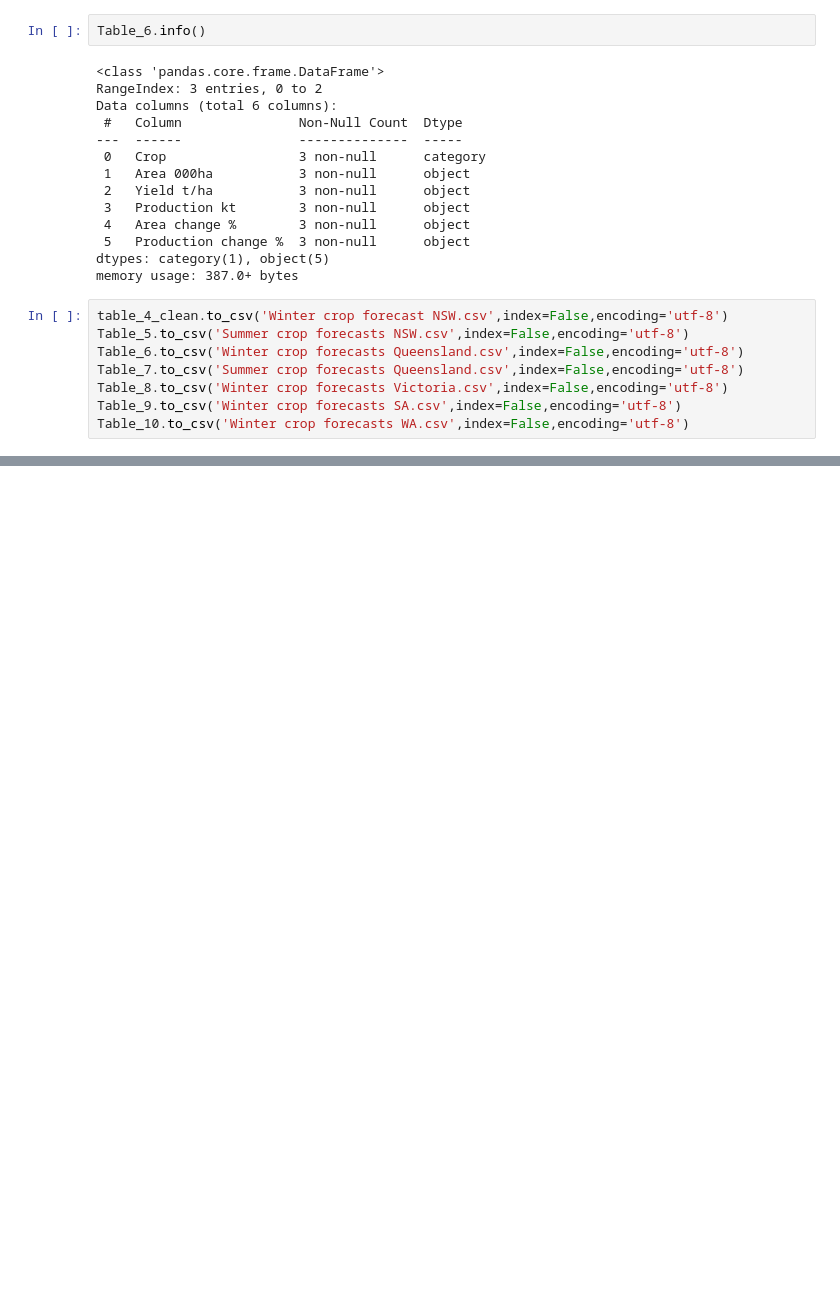
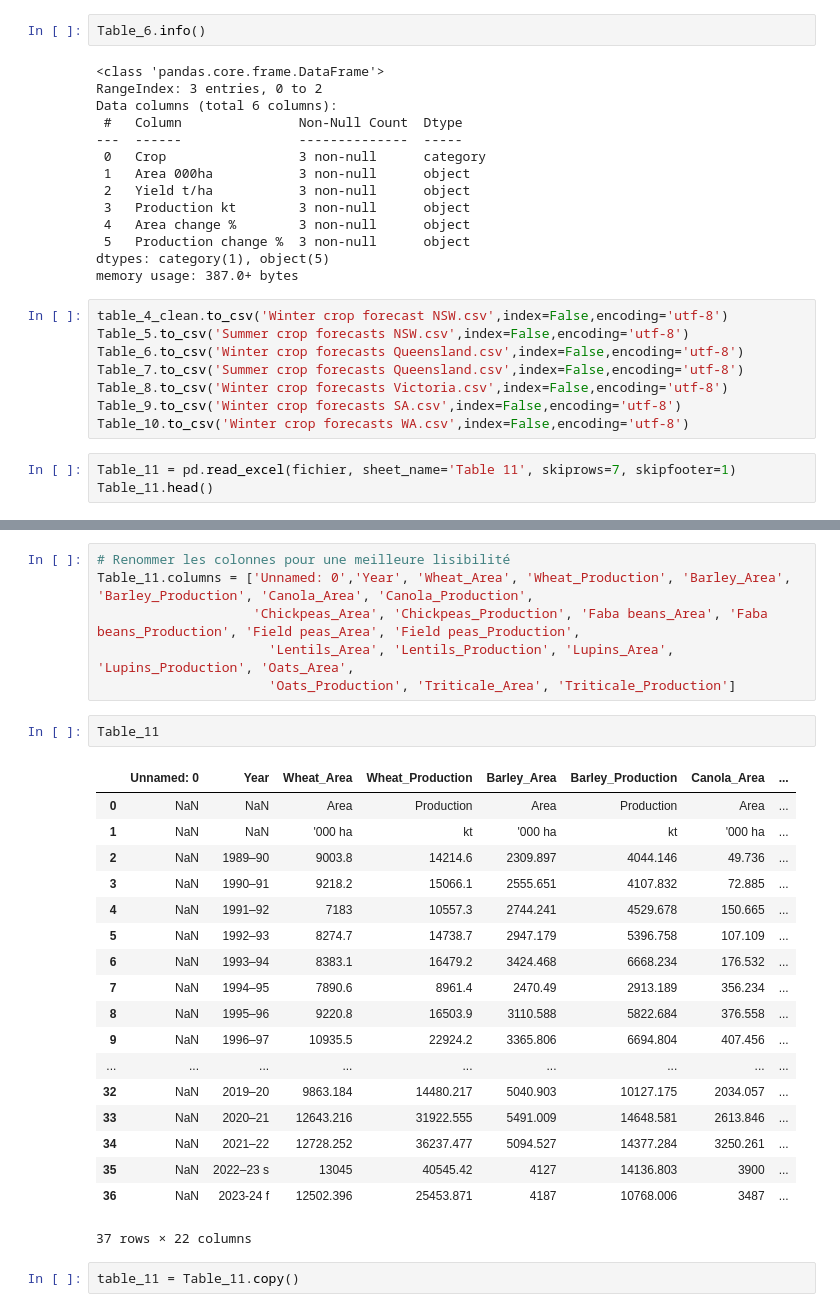
Before and after one commit to Moisebea/Crop_Report, a Jupyter notebook: OneDrive/Documents/Bureau/ABARES Dec Crop Report/Scraping_data.ipynb, the cells around one changed output, grey strips where cells are left out. Cells and saved outputs as stored; diff of their text form; blank space fills up the shorter version.

```diff
--- a/OneDrive/Documents/Bureau/ABARES Dec Crop Report/Scraping_data.ipynb
+++ b/OneDrive/Documents/Bureau/ABARES Dec Crop Report/Scraping_data.ipynb
@@ -848,3 +848,6 @@ Table_7.to_csv('Summer crop forecasts Queensland.csv',index=False,encoding='utf-
 Table_8.to_csv('Winter crop forecasts Victoria.csv',index=False,encoding='utf-8')
 Table_9.to_csv('Winter crop forecasts SA.csv',index=False,encoding='utf-8')
 Table_10.to_csv('Winter crop forecasts WA.csv',index=False,encoding='utf-8')
+# %%
+Table_11 = pd.read_excel(fichier, sheet_name='Table 11', skiprows=7, skipfooter=1)
+Table_11.head()
@@ -850,0 +871,29 @@ Table_10.to_csv('Winter crop forecasts WA.csv',index=False,encoding='utf-8')
+# %%
+# Renommer les colonnes pour une meilleure lisibilité
+Table_11.columns = ['Unnamed: 0','Year', 'Wheat_Area', 'Wheat_Production', 'Barley_Area', 'Barley_Production', 'Canola_Area', 'Canola_Production',
+                    'Chickpeas_Area', 'Chickpeas_Production', 'Faba beans_Area', 'Faba beans_Production', 'Field peas_Area', 'Field peas_Production',
+                      'Lentils_Area', 'Lentils_Production', 'Lupins_Area',  'Lupins_Production', 'Oats_Area',
+                      'Oats_Production', 'Triticale_Area', 'Triticale_Production']
+# %%
+Table_11
+# %% [output]
+|  | Unnamed: 0 | Year | Wheat_Area | Wheat_Production | Barley_Area | Barley_Production | Canola_Area | ... |
+| 0 | NaN | NaN | Area | Production | Area | Production | Area | ... |
+| 1 | NaN | NaN | '000 ha | kt | '000 ha | kt | '000 ha | ... |
+| 2 | NaN | 1989–90 | 9003.8 | 14214.6 | 2309.897 | 4044.146 | 49.736 | ... |
+| 3 | NaN | 1990–91 | 9218.2 | 15066.1 | 2555.651 | 4107.832 | 72.885 | ... |
+| 4 | NaN | 1991–92 | 7183 | 10557.3 | 2744.241 | 4529.678 | 150.665 | ... |
+| 5 | NaN | 1992–93 | 8274.7 | 14738.7 | 2947.179 | 5396.758 | 107.109 | ... |
+| 6 | NaN | 1993–94 | 8383.1 | 16479.2 | 3424.468 | 6668.234 | 176.532 | ... |
+| 7 | NaN | 1994–95 | 7890.6 | 8961.4 | 2470.49 | 2913.189 | 356.234 | ... |
+| 8 | NaN | 1995–96 | 9220.8 | 16503.9 | 3110.588 | 5822.684 | 376.558 | ... |
+| 9 | NaN | 1996–97 | 10935.5 | 22924.2 | 3365.806 | 6694.804 | 407.456 | ... |
+| ... | ... | ... | ... | ... | ... | ... | ... | ... |
+| 32 | NaN | 2019–20 | 9863.184 | 14480.217 | 5040.903 | 10127.175 | 2034.057 | ... |
+| 33 | NaN | 2020–21 | 12643.216 | 31922.555 | 5491.009 | 14648.581 | 2613.846 | ... |
+| 34 | NaN | 2021–22 | 12728.252 | 36237.477 | 5094.527 | 14377.284 | 3250.261 | ... |
+| 35 | NaN | 2022–23 s | 13045 | 40545.42 | 4127 | 14136.803 | 3900 | ... |
+| 36 | NaN | 2023-24 f | 12502.396 | 25453.871 | 4187 | 10768.006 | 3487 | ... |
+37 rows × 22 columns
+# %%
+table_11 = Table_11.copy()
```
Also changed, not shown: parts of 10 cells of this notebook, 1 other file.
